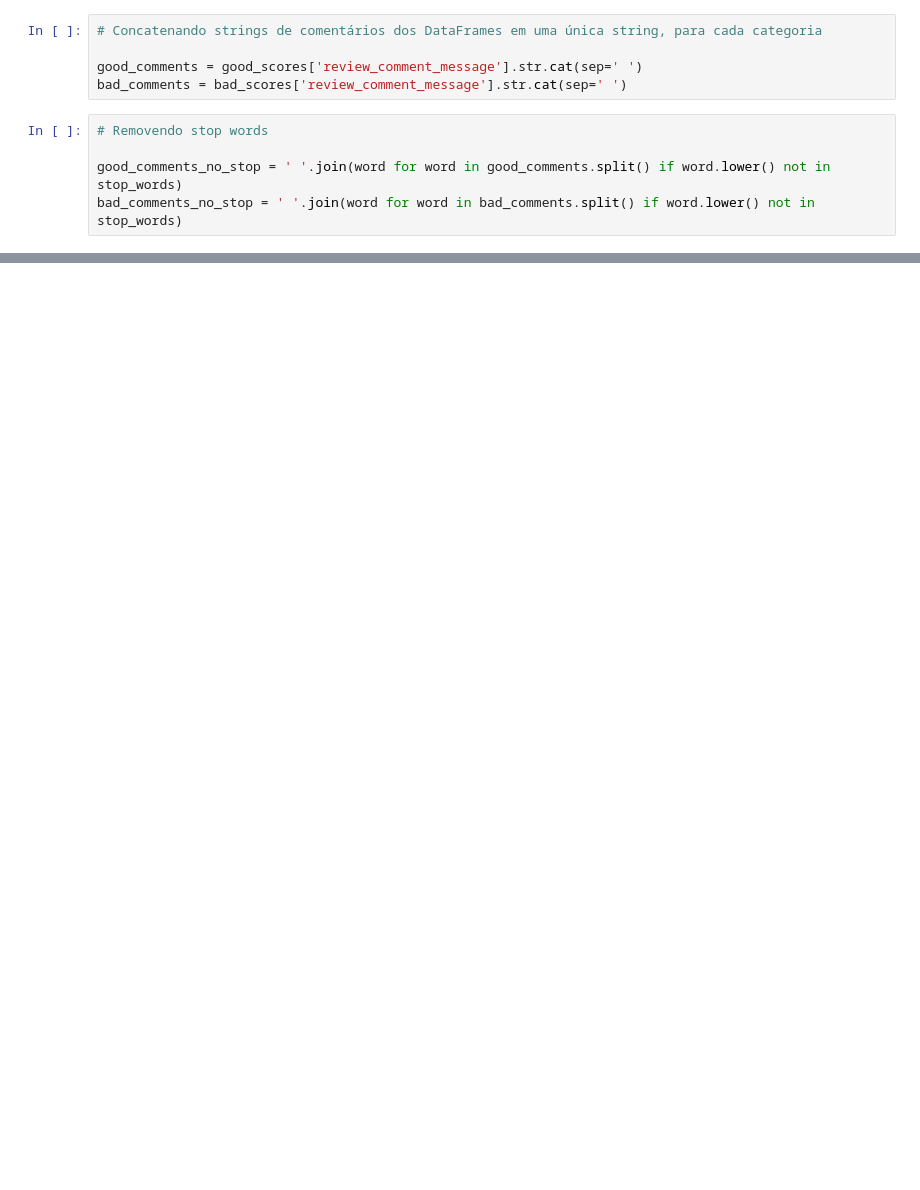
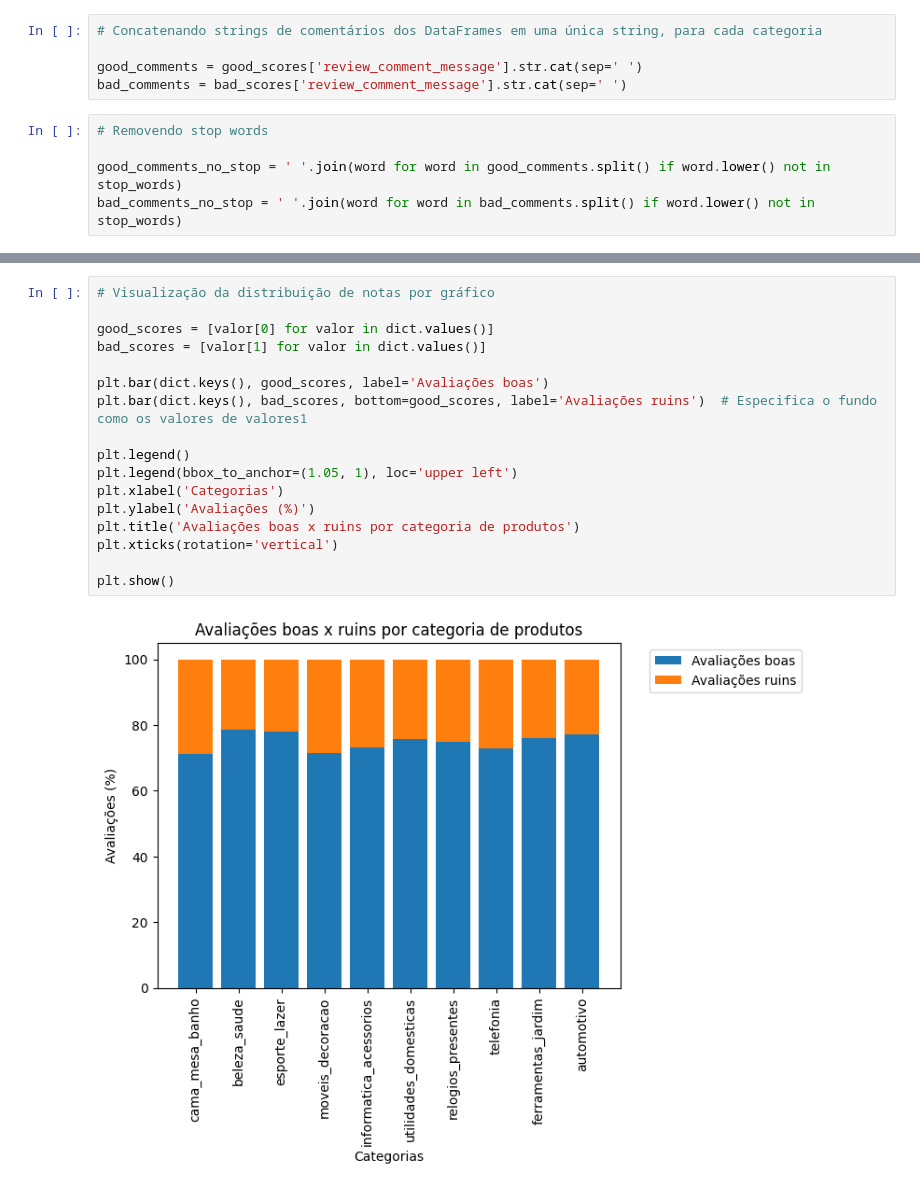
Before and after one commit to OtavioSotnas/Project-Pandas, a Jupyter notebook: src/perguntas_tainah.ipynb, the cells around one changed output, grey strips where cells are left out. Drawn from its saved outputs; the diff is of its cells as text; blank space fills up the shorter version.

```diff
--- a/src/perguntas_tainah.ipynb
+++ b/src/perguntas_tainah.ipynb
@@ -82,0 +199,19 @@ plt.show()
+# %%
+# Visualização da distribuição de notas por gráfico
+
+good_scores = [valor[0] for valor in dict.values()]
+bad_scores = [valor[1] for valor in dict.values()]
+
+plt.bar(dict.keys(), good_scores, label='Avaliações boas')
+plt.bar(dict.keys(), bad_scores, bottom=good_scores, label='Avaliações ruins')  # Especifica o fundo como os valores de valores1
+
+plt.legend()
+plt.legend(bbox_to_anchor=(1.05, 1), loc='upper left')
+plt.xlabel('Categorias')
+plt.ylabel('Avaliações (%)')
+plt.title('Avaliações boas x ruins por categoria de produtos')
+plt.xticks(rotation='vertical')
+
+plt.show()
+# %% [output]
+[figure, added]
```
Also changed, not shown: parts of 18 cells of this notebook.
